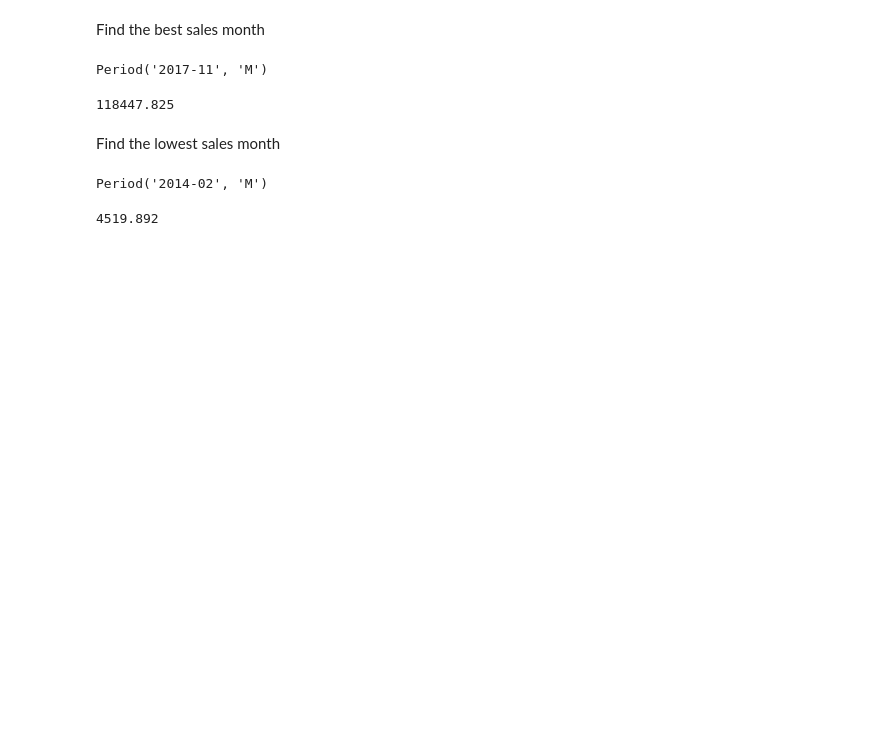
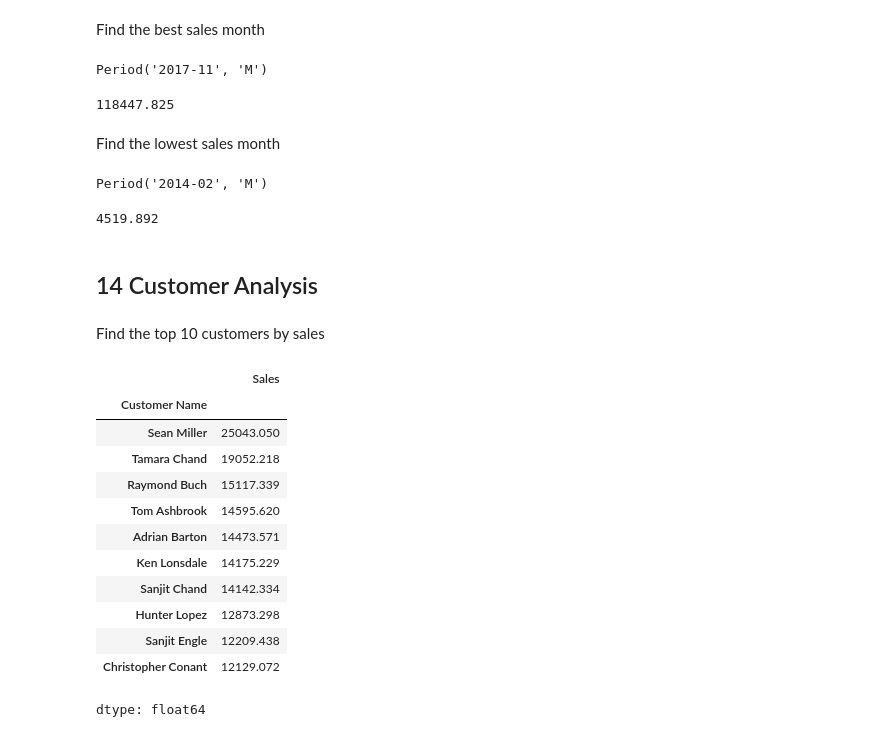
Before and after one commit to mukund1040/Data-Analytics-Projects, a Jupyter notebook: 02-Sales-Data-Analysis/Sales_Data_Analysis.ipynb, the cells around one changed output. Saved outputs shown, nothing was run; the diff lists cells and outputs as text; code cells hidden in the pictures; blank space fills up the shorter version.

```diff
--- a/02-Sales-Data-Analysis/Sales_Data_Analysis.ipynb
+++ b/02-Sales-Data-Analysis/Sales_Data_Analysis.ipynb
@@ -566,3 +566,27 @@ Period('2014-02', 'M')
 monthly_sales.min()
 # %% [output]
 4519.892
+# %% [markdown]
+## 14 Customer Analysis
+# %% [markdown]
+Find the top 10 customers by sales
+# %%
+customer_sales = df.groupby("Customer Name")["Sales"].sum()
+
+customer_sales = customer_sales.sort_values(ascending=False)
+
+customer_sales.head(10)
+# %% [output]
+|  | Sales |
+| Customer Name |  |
+| Sean Miller | 25043.050 |
+| Tamara Chand | 19052.218 |
+| Raymond Buch | 15117.339 |
+| Tom Ashbrook | 14595.620 |
+| Adrian Barton | 14473.571 |
+| Ken Lonsdale | 14175.229 |
+| Sanjit Chand | 14142.334 |
+| Hunter Lopez | 12873.298 |
+| Sanjit Engle | 12209.438 |
+| Christopher Conant | 12129.072 |
+dtype: float64
```
Also changed, not shown: parts of 8 cells of this notebook.
